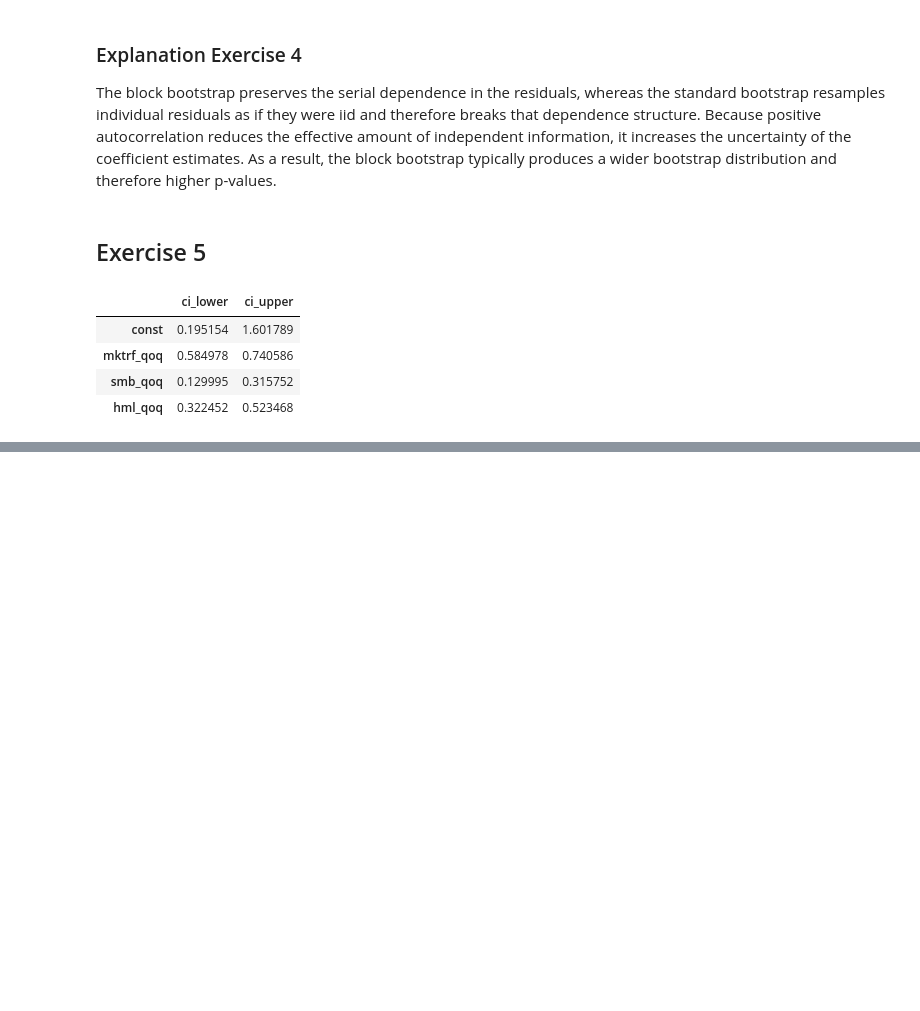
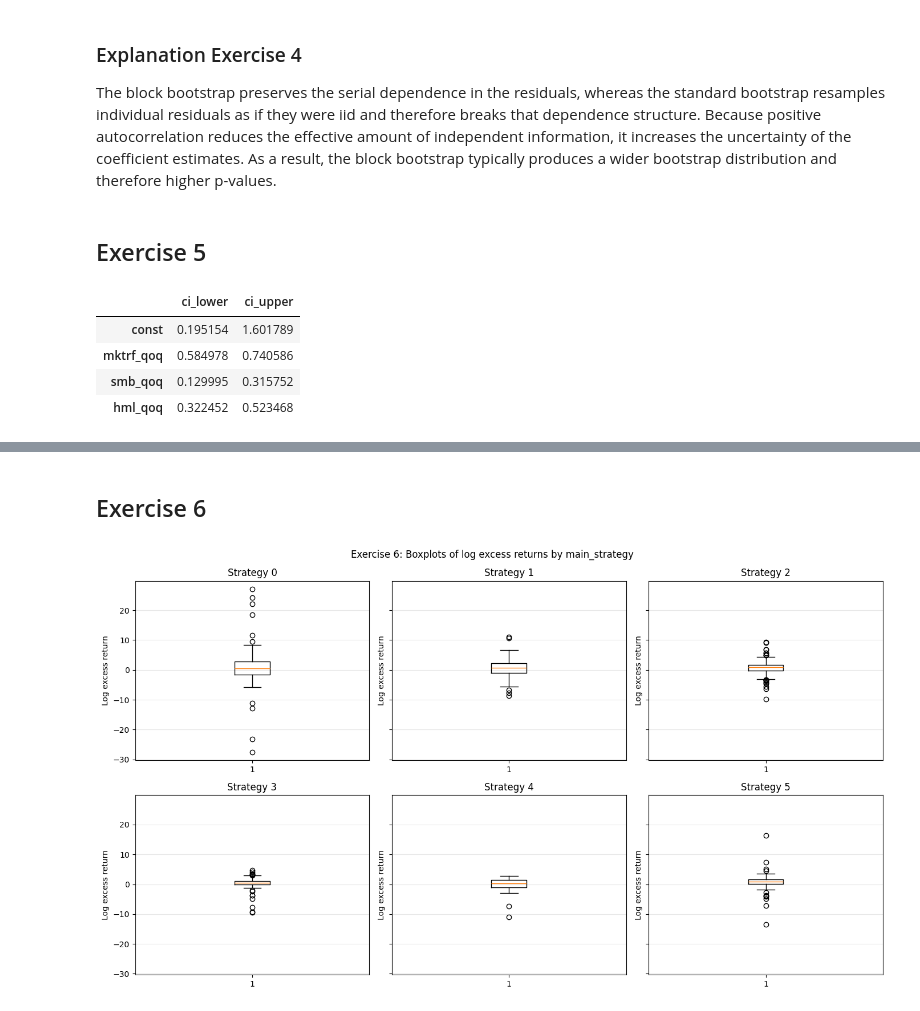
Before and after one commit to cyrilgabriele/FinancialEconometrics, a Jupyter notebook: homeworks/homework05/homework05.ipynb, the cells around one changed output, grey strips where cells are left out. Saved outputs shown, nothing was run; the diff lists cells and outputs as text; code cells hidden in the pictures; blank space fills up the shorter version.

```diff
--- a/homeworks/homework05/homework05.ipynb
+++ b/homeworks/homework05/homework05.ipynb
@@ -135,0 +138,3 @@ ex5_results["confidence_intervals"]
+# %%
+df_panel = pd.read_csv("./s5_data_panel_hw.txt", sep="\t")
+df_panel.head()
@@ -135,0 +157,6 @@ ex5_results["confidence_intervals"]
+# %% [markdown]
+## Exercise 6
+# %%
+ex6_results = exercise_6_boxplots(df_panel)
+# %% [output]
+[figure, added]
```
Also changed, not shown: parts of 18 cells of this notebook, 1 other file.
